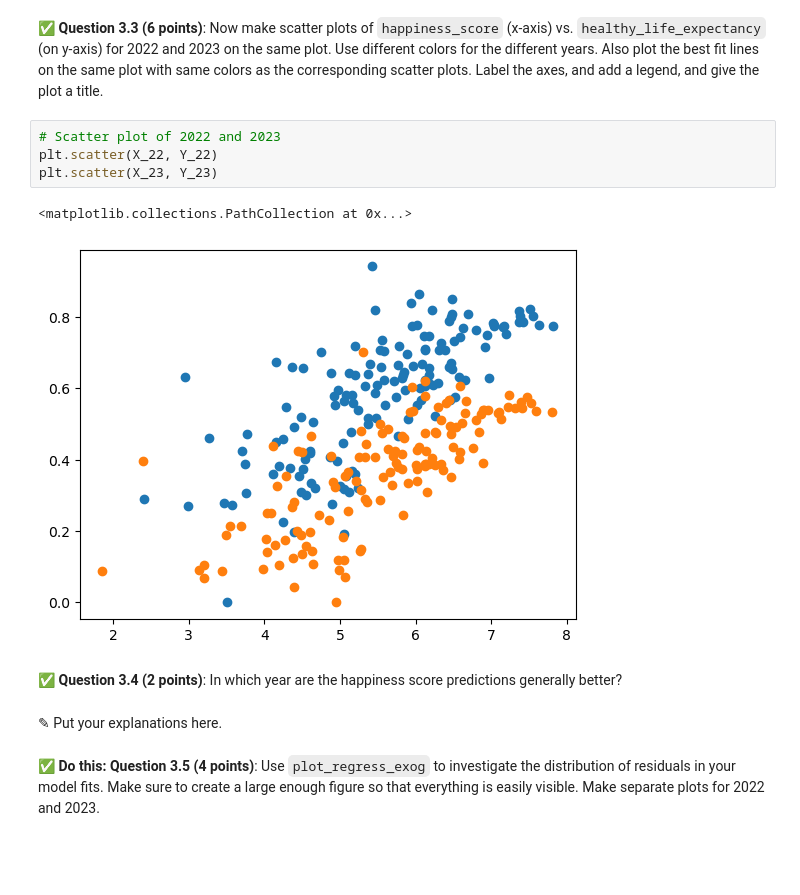
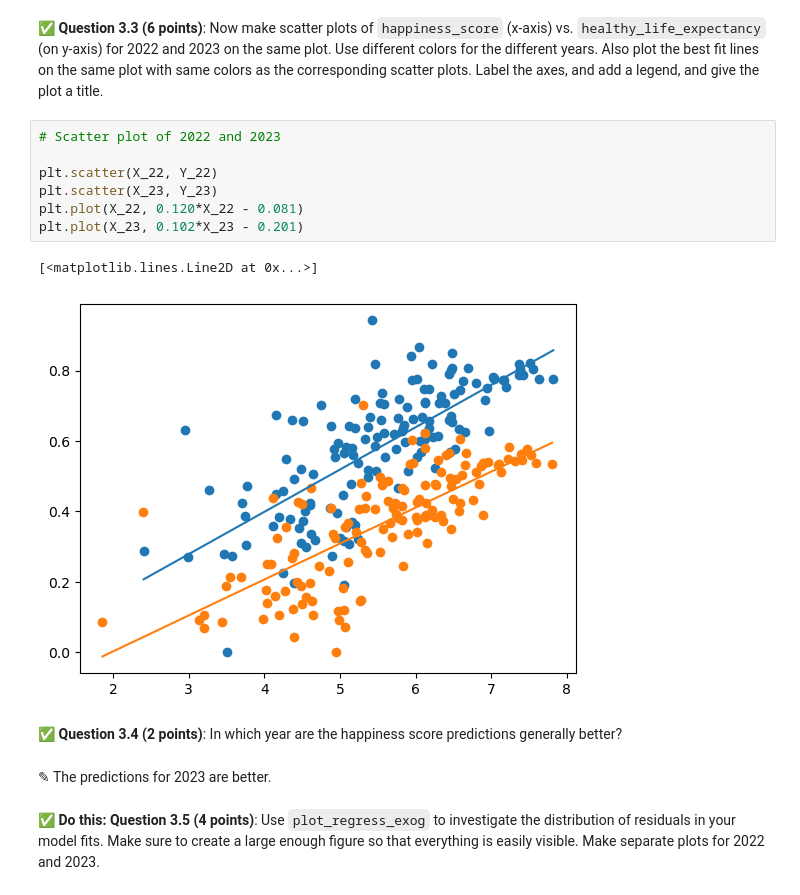
Before and after one commit to aaronng03/CMSE202-s24-turnin, a Jupyter notebook: hw-03/HW-03.ipynb, the cells around one changed output. Drawn from its saved outputs; the diff is of its cells as text; blank space fills up the shorter version.

```diff
--- a/hw-03/HW-03.ipynb
+++ b/hw-03/HW-03.ipynb
@@ -259,15 +278,18 @@ Notes:
 &#9989;  **Question 3.3 (6 points)**: Now make scatter plots of `happiness_score` (x-axis) vs. `healthy_life_expectancy` (on y-axis) for 2022 and 2023 on the same plot. Use different colors for the different years. Also plot the best fit lines on the same plot with same colors as the corresponding scatter plots. Label the axes, and add a legend, and give the plot a title.
 # %%
 # Scatter plot of 2022 and 2023
+
 plt.scatter(X_22, Y_22)
 plt.scatter(X_23, Y_23)
+plt.plot(X_22, 0.120*X_22 - 0.081)
+plt.plot(X_23, 0.102*X_23 - 0.201)
 # %% [output]
-<matplotlib.collections.PathCollection at 0x...>
+[<matplotlib.lines.Line2D at 0x...>]
-[figure, old version]
+[figure, new version]
 # %% [markdown]
 &#9989;  **Question 3.4 (2 points)**: In which year are the happiness score predictions generally better?
 # %% [markdown]
-<font size=+3>&#9998;</font> Put your explanations here.
+<font size=+3>&#9998;</font> The predictions for 2023 are better.
 # %% [markdown]
 **&#9989; Do this:** **Question 3.5 (4 points)**: Use `plot_regress_exog` to investigate the distribution of residuals in your model fits. Make sure to create a large enough figure so that everything is easily visible. Make separate plots for 2022 and 2023.
 # %%
```
Also changed, not shown: parts of 5 cells of this notebook.
